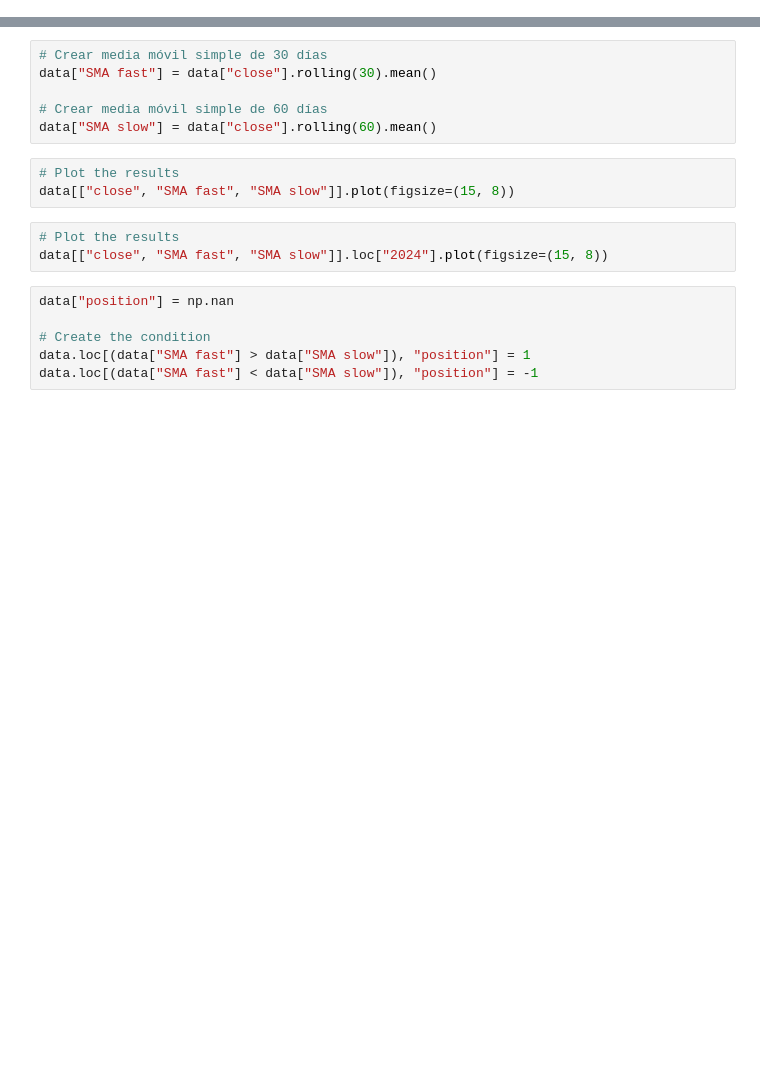
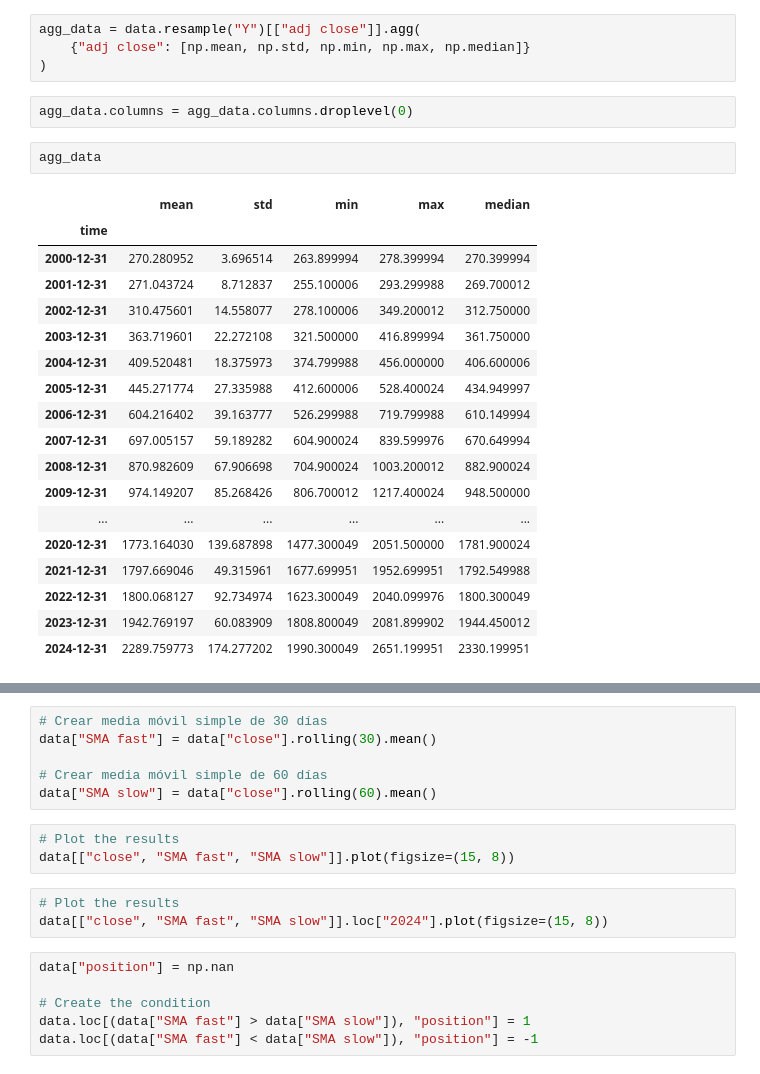
Before and after one commit to LuisTellezSirocco/gold-diggers, a Jupyter notebook: Notebooks/trading_algo_gold.ipynb, the cells around one changed output, grey strips where cells are left out. Cells and saved outputs as stored; diff of their text form; blank space fills up the shorter version.

```diff
--- a/Notebooks/trading_algo_gold.ipynb
+++ b/Notebooks/trading_algo_gold.ipynb
@@ -64,0 +54,27 @@ np.float64(0.23652053657807848)
+# %%
+agg_data = data.resample("Y")[["adj close"]].agg(
+    {"adj close": [np.mean, np.std, np.min, np.max, np.median]}
+)
+# %%
+agg_data.columns = agg_data.columns.droplevel(0)
+# %%
+agg_data
+# %% [output]
+|  | mean | std | min | max | median |
+| time |  |  |  |  |  |
+| 2000-12-31 | 270.280952 | 3.696514 | 263.899994 | 278.399994 | 270.399994 |
+| 2001-12-31 | 271.043724 | 8.712837 | 255.100006 | 293.299988 | 269.700012 |
+| 2002-12-31 | 310.475601 | 14.558077 | 278.100006 | 349.200012 | 312.750000 |
+| 2003-12-31 | 363.719601 | 22.272108 | 321.500000 | 416.899994 | 361.750000 |
+| 2004-12-31 | 409.520481 | 18.375973 | 374.799988 | 456.000000 | 406.600006 |
+| 2005-12-31 | 445.271774 | 27.335988 | 412.600006 | 528.400024 | 434.949997 |
+| 2006-12-31 | 604.216402 | 39.163777 | 526.299988 | 719.799988 | 610.149994 |
+| 2007-12-31 | 697.005157 | 59.189282 | 604.900024 | 839.599976 | 670.649994 |
+| 2008-12-31 | 870.982609 | 67.906698 | 704.900024 | 1003.200012 | 882.900024 |
+| 2009-12-31 | 974.149207 | 85.268426 | 806.700012 | 1217.400024 | 948.500000 |
+| ... | ... | ... | ... | ... | ... |
+| 2020-12-31 | 1773.164030 | 139.687898 | 1477.300049 | 2051.500000 | 1781.900024 |
+| 2021-12-31 | 1797.669046 | 49.315961 | 1677.699951 | 1952.699951 | 1792.549988 |
+| 2022-12-31 | 1800.068127 | 92.734974 | 1623.300049 | 2040.099976 | 1800.300049 |
+| 2023-12-31 | 1942.769197 | 60.083909 | 1808.800049 | 2081.899902 | 1944.450012 |
+| 2024-12-31 | 2289.759773 | 174.277202 | 1990.300049 | 2651.199951 | 2330.199951 |
```
Also changed, not shown: parts of 17 cells of this notebook, 1 other file.
